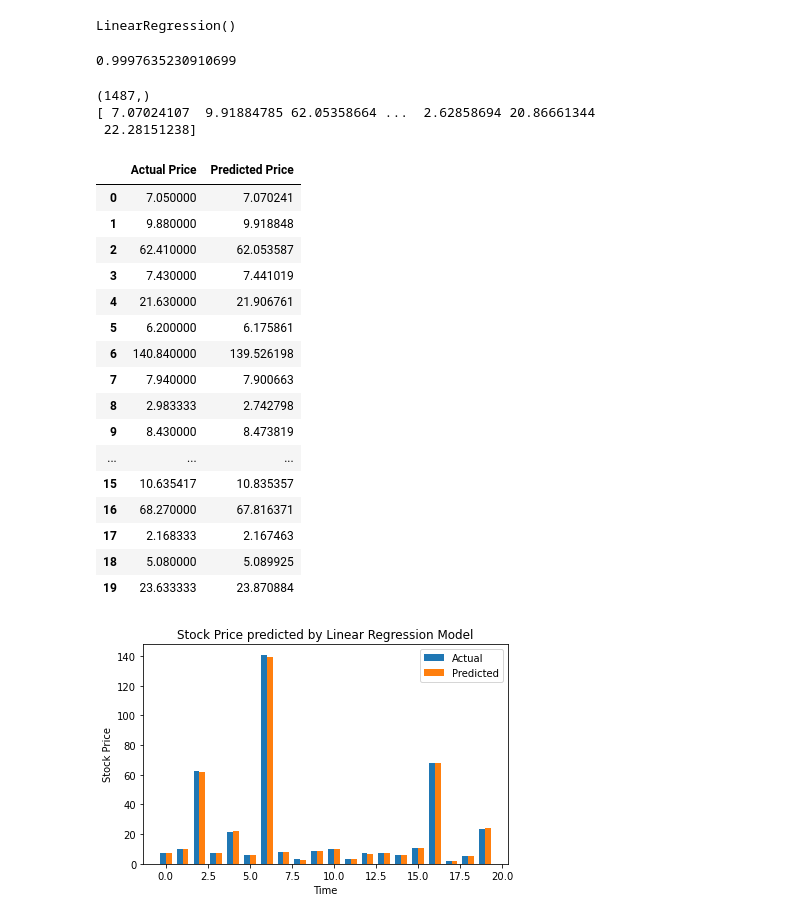
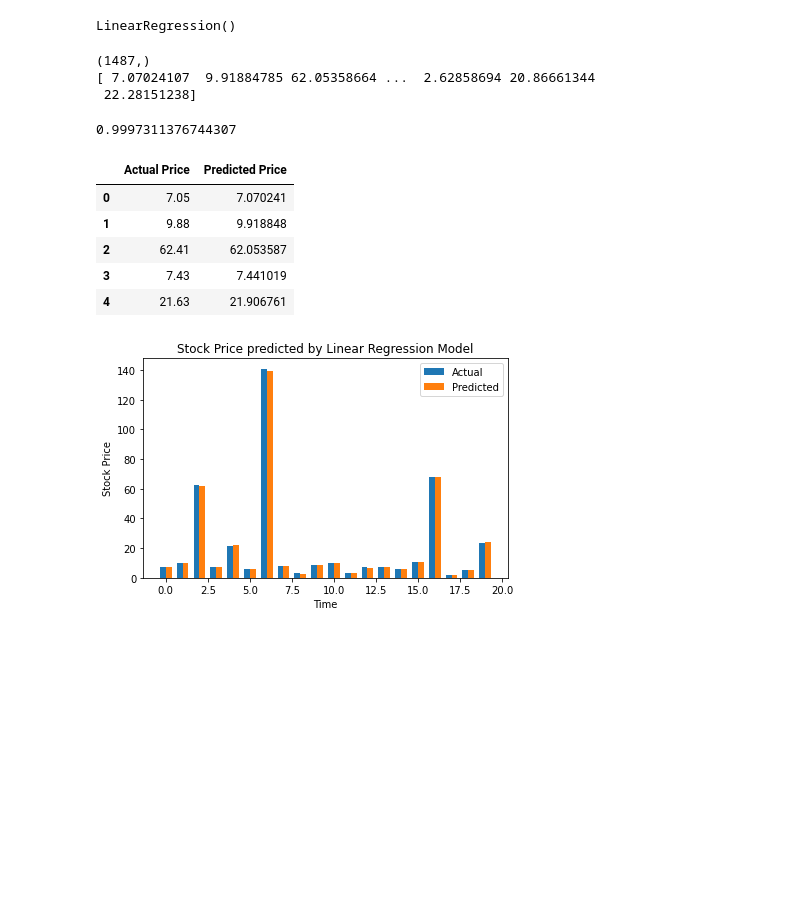
Before and after one commit to kareng013/Team_12, a Jupyter notebook: Stock Price Prediction.ipynb, the cells around one changed output. Saved outputs shown, nothing was run; the diff lists cells and outputs as text; code cells hidden in the pictures; blank space fills up the shorter version.

```diff
--- a/Stock Price Prediction.ipynb
+++ b/Stock Price Prediction.ipynb
@@ -239,10 +239,7 @@ lr_model.fit(X_train, y_train)
 LinearRegression()
 # %%
 # Check the model score
-
-lr_model.score(X_train, y_train)
+#lr_model.score(X_train, y_train)
-# %% [output]
-0.9997635230910699
 # %%
 # Make stock price prediction
 
@@ -254,30 +251,25 @@ print(prediction)
 (1487,)
 [ 7.07024107  9.91884785 62.05358664 ...  2.62858694 20.86661344
  22.28151238]
+# %%
+# Check R sqr value
+from sklearn.metrics import r2_score
+print(r2_score(y_test, prediction))
+# %% [output]
+0.9997311376744307
 # %%
 # Compare y_test and our prediction value
 
 pred_df = pd.DataFrame({'Actual Price':y_test, 'Predicted Price':prediction})
 
-pred_df.head(20)
+pred_df.head()
 # %% [output]
 |  | Actual Price | Predicted Price |
-| 0 | 7.050000 | 7.070241 |
-| 1 | 9.880000 | 9.918848 |
-| 2 | 62.410000 | 62.053587 |
-| 3 | 7.430000 | 7.441019 |
-| 4 | 21.630000 | 21.906761 |
-| 5 | 6.200000 | 6.175861 |
-| 6 | 140.840000 | 139.526198 |
-| 7 | 7.940000 | 7.900663 |
-| 8 | 2.983333 | 2.742798 |
-| 9 | 8.430000 | 8.473819 |
-| ... | ... | ... |
-| 15 | 10.635417 | 10.835357 |
-| 16 | 68.270000 | 67.816371 |
-| 17 | 2.168333 | 2.167463 |
-| 18 | 5.080000 | 5.089925 |
-| 19 | 23.633333 | 23.870884 |
+| 0 | 7.05 | 7.070241 |
+| 1 | 9.88 | 9.918848 |
+| 2 | 62.41 | 62.053587 |
+| 3 | 7.43 | 7.441019 |
+| 4 | 21.63 | 21.906761 |
 # %%
 # Plot the actual and predicted price
 # from the above data frame, we can see the difference between 'actual price' and 'predicted price' is tiny
```
Also changed, not shown: parts of 3 cells of this notebook, 6 other files.
